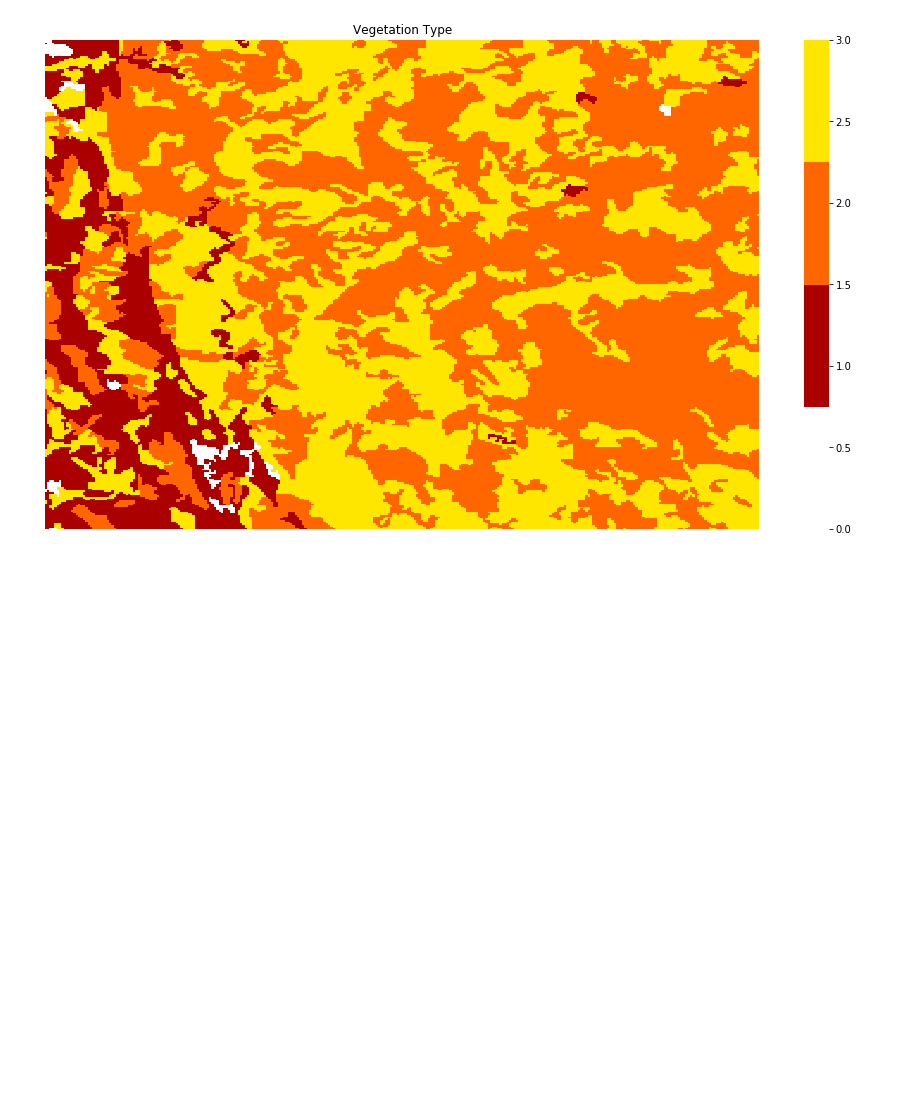
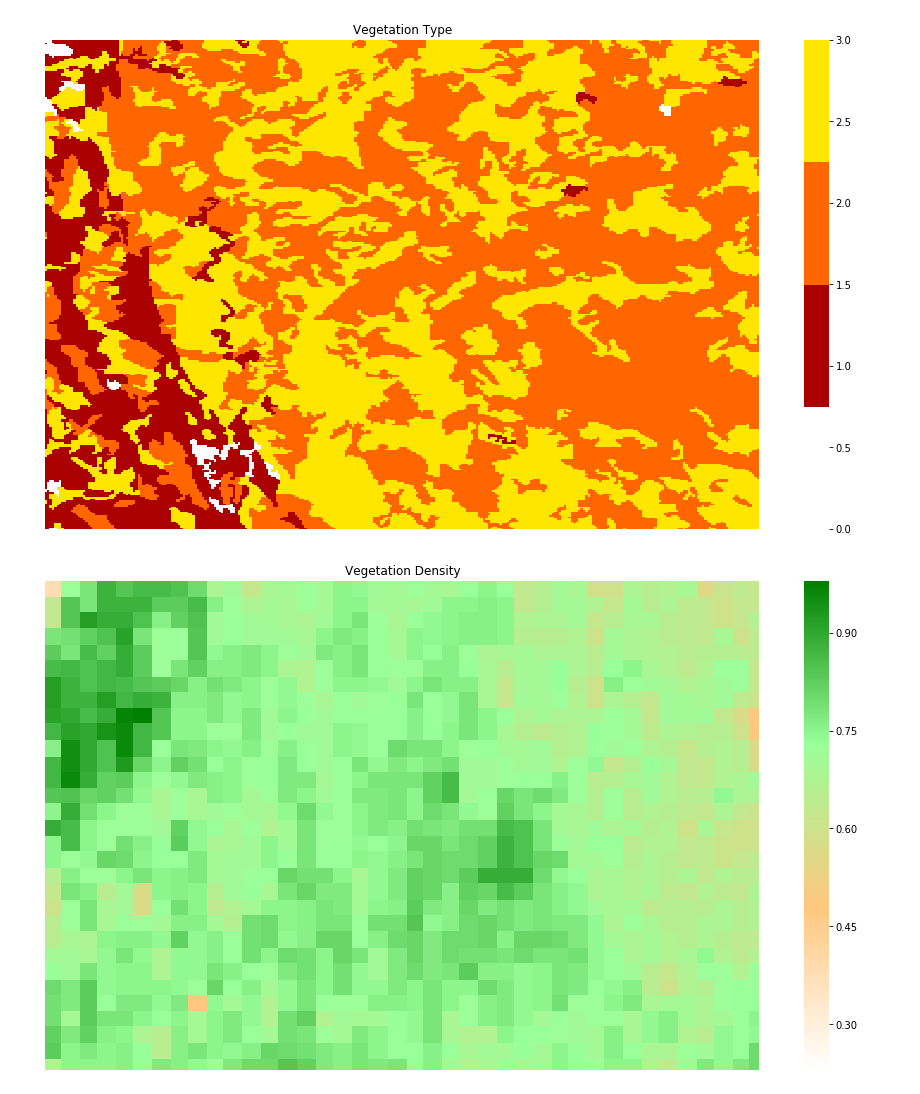
Before and after one commit to thearchitector/wind-and-fire, a Jupyter notebook: code/data.ipynb, the cells around one changed output. Saved outputs shown, nothing was run; the diff lists cells and outputs as text; code cells hidden in the pictures; blank space fills up the shorter version.

Commit message:
Serialize processed data

```diff
--- a/code/windandfire.ipynb
+++ b/code/data.ipynb
@@ -75,7 +77,7 @@ BB_MIN = round(1743959.99, -2)
 AA_MAX = round(2760675.00, -2)
 BB_MAX = round(1773959.99, -2)
 
-vegetation = np.empty((CA_SIZE, CA_SIZE))
+veg_type = np.empty((CA_SIZE, CA_SIZE))
 
 with rasterio.open('../data/CLC2006_V2018-20.tif') as dataset:
     # Get the first (and only) band of data from the dataset
@@ -103,4 +105,4 @@ with rasterio.open('../data/CLC2006_V2018-20.tif') as dataset:
     # Get the vegetation data for every 300m x 300m square
     for x, xlon in enumerate(np.linspace(AA_MIN, AA_MAX, CA_SIZE)):
         for y, ylat in enumerate(np.linspace(BB_MIN, BB_MAX, CA_SIZE)):
-            vegetation[x, y] = get_vegetation_type(xlon, ylat)
+            veg_type[x, y] = get_vegetation_type(xlon, ylat)
@@ -127,14 +127,30 @@ plt.show()
 # %% [output]
 [figure]
 # %%
+veg_density = np.empty((CA_SIZE, CA_SIZE))
+
 with rasterio.open('../data/MODIS_2001-2012.tif') as dataset:
     band = dataset.read(1)
 
-#     sns.heatmap(band)
+    def get_vegetation_density(lon, lat):
+        row, col = dataset.index(lon, lat)
+        return band[row, col] / 100
 
-#     def get_vegetation_type(lon, lat):
-#         pass
-
-#     # Get the elevation data for every 100m x 100m square
-#     for x, y, lon, lat in each_coordinate():
-#         elevations[x, y] = get_elevation(abs(lon), abs(lat))
+    # Get the vegetation data for every 100m x 100m square
+    for x, y, lon, lat in each_coordinate():
+        veg_density[x, y] = get_vegetation_density(lon, lat)
+# %%
+cmap_density = LinearSegmentedColormap.from_list(
+    name="veg_density",
+    colors=[(1, 1, 1), (1, 199/255, 127/255), (153/255, 1, 153/255), (0, 128/255, 0)]
+#     colors=[(253/255, 253/255, 103/255), (0, 132/255, 101/255)]
+)
+
+plt.figure(figsize=(16, 9))
+ax = sns.heatmap(veg_density, cmap=cmap_density)
+ax.invert_yaxis()
+plt.axis(False)
+plt.title("Vegetation Density")
+plt.show()
+# %% [output]
+[figure, added]
```
Also changed, not shown: parts of 7 cells of this notebook, 2 other files.
